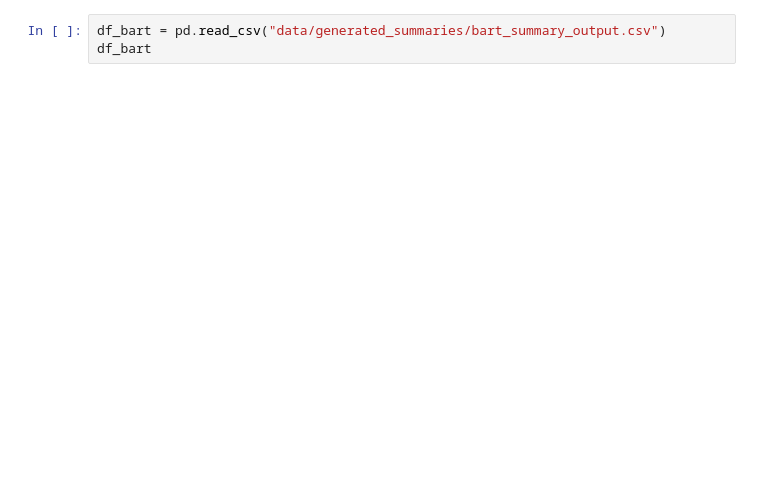
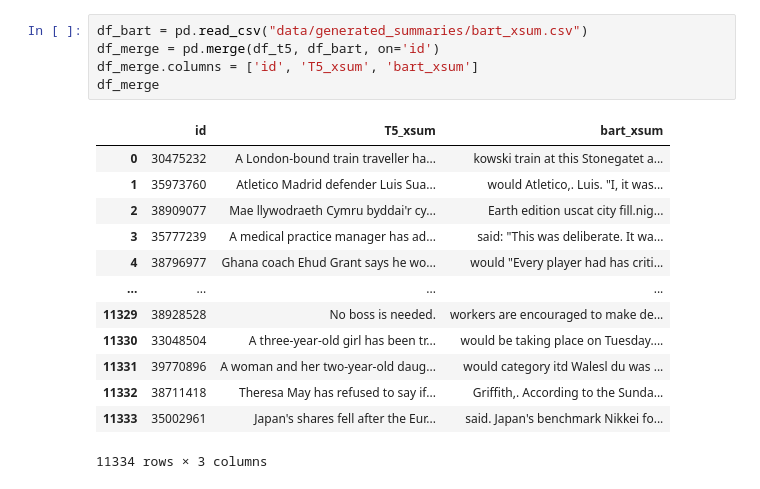
Before and after one commit to kevin-rn/Efficient-Fact-checking, a Jupyter notebook: comparison_data.ipynb, the cells around one changed output. Drawn from its saved outputs; the diff is of its cells as text; blank space fills up the shorter version.

```diff
--- a/comparison_data.ipynb
+++ b/comparison_data.ipynb
@@ -20,3 +32,19 @@ df_t5
 # %%
-df_bart = pd.read_csv("data/generated_summaries/bart_summary_output.csv")
-df_bart
+df_bart = pd.read_csv("data/generated_summaries/bart_xsum.csv")
+df_merge = pd.merge(df_t5, df_bart, on='id')
+df_merge.columns = ['id', 'T5_xsum', 'bart_xsum']
+df_merge
+# %% [output]
+|  | id | T5_xsum | bart_xsum |
+| 0 | 30475232 | A London-bound train traveller ha... | kowski train at this Stonegatet a... |
+| 1 | 35973760 | Atletico Madrid defender Luis Sua... | would Atletico,. Luis. "I, it was... |
+| 2 | 38909077 | Mae llywodraeth Cymru byddai'r cy... | Earth edition uscat city fill.nig... |
+| 3 | 35777239 | A medical practice manager has ad... | said: "This was deliberate. It wa... |
+| 4 | 38796977 | Ghana coach Ehud Grant says he wo... | would "Every player had has criti... |
+| ... | ... | ... | ... |
+| 11329 | 38928528 | No boss is needed. | workers are encouraged to make de... |
+| 11330 | 33048504 | A three-year-old girl has been tr... | would be taking place on Tuesday.... |
+| 11331 | 39770896 | A woman and her two-year-old daug... | would category itd Walesl du was ... |
+| 11332 | 38711418 | Theresa May has refused to say if... | Griffith,. According to the Sunda... |
+| 11333 | 35002961 | Japan's shares fell after the Eur... | said. Japan's benchmark Nikkei fo... |
+11334 rows × 3 columns
```
Also changed, not shown: parts of 8 cells of this notebook.
